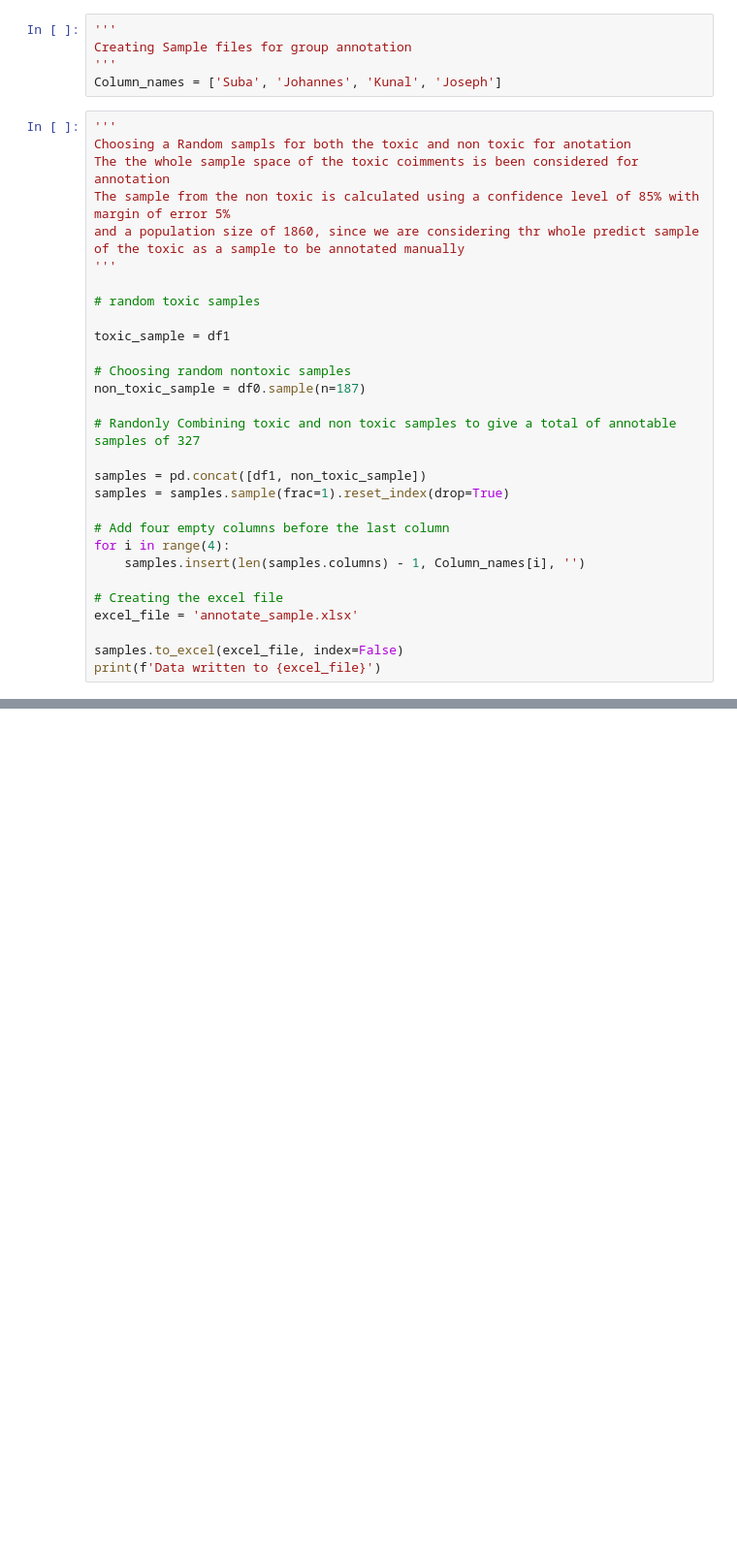
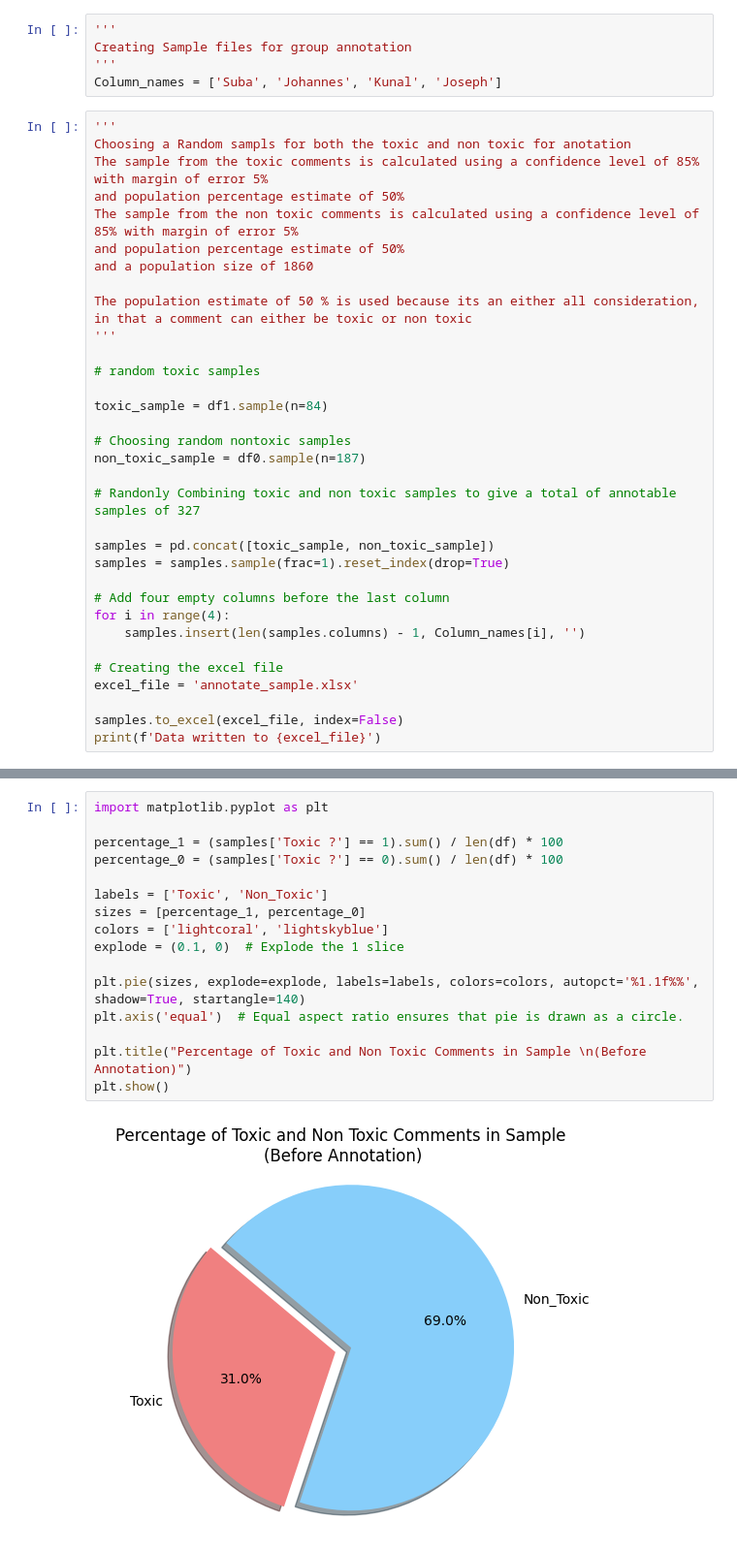
Before and after one commit to Slayer988/SIFU, a Jupyter notebook: Hatescan_anotate.ipynb, the cells around one changed output, grey strips where cells are left out. Shown at 97% size. Cells and saved outputs as stored; diff of their text form; blank space fills up the shorter version.

Commit message:
Annotating Sample file ready 271

```diff
--- a/Hatescan_anotate.ipynb
+++ b/Hatescan_anotate.ipynb
@@ -114,21 +118,25 @@ Column_names = ['Suba', 'Johannes', 'Kunal', 'Joseph']
 # %%
 '''
 Choosing a Random sampls for both the toxic and non toxic for anotation
-The the whole sample space of the toxic coimments is been considered for annotation
-The sample from the non toxic is calculated using a confidence level of 85% with margin of error 5%
-and a population size of 1860, since we are considering thr whole predict sample of the toxic as a sample to be annotated manually
+The sample from the toxic comments is calculated using a confidence level of 85% with margin of error 5%
+and population percentage estimate of 50%
+The sample from the non toxic comments is calculated using a confidence level of 85% with margin of error 5%
+and population percentage estimate of 50%
+and a population size of 1860
+
+The population estimate of 50 % is used because its an either all consideration, in that a comment can either be toxic or non toxic
 '''
 
 # random toxic samples
 
-toxic_sample = df1
+toxic_sample = df1.sample(n=84)
 
 # Choosing random nontoxic samples
 non_toxic_sample = df0.sample(n=187)
 
 # Randonly Combining toxic and non toxic samples to give a total of annotable samples of 327
 
-samples = pd.concat([df1, non_toxic_sample])
+samples = pd.concat([toxic_sample, non_toxic_sample])
 samples = samples.sample(frac=1).reset_index(drop=True)
 
 # Add four empty columns before the last column
@@ -142,0 +153,18 @@ print(f'Data written to {excel_file}')
+# %%
+import matplotlib.pyplot as plt
+
+percentage_1 = (samples['Toxic ?'] == 1).sum() / len(df) * 100
+percentage_0 = (samples['Toxic ?'] == 0).sum() / len(df) * 100
+
+labels = ['Toxic', 'Non_Toxic']
+sizes = [percentage_1, percentage_0]
+colors = ['lightcoral', 'lightskyblue']
+explode = (0.1, 0)  # Explode the 1 slice
+
+plt.pie(sizes, explode=explode, labels=labels, colors=colors, autopct='%1.1f%%', shadow=True, startangle=140)
+plt.axis('equal')  # Equal aspect ratio ensures that pie is drawn as a circle.
+
+plt.title("Percentage of Toxic and Non Toxic Comments in Sample \n(Before Annotation)")
+plt.show()
+# %% [output]
+[figure, added]
```
Also changed, not shown: parts of 3 cells of this notebook, 1 other file.
